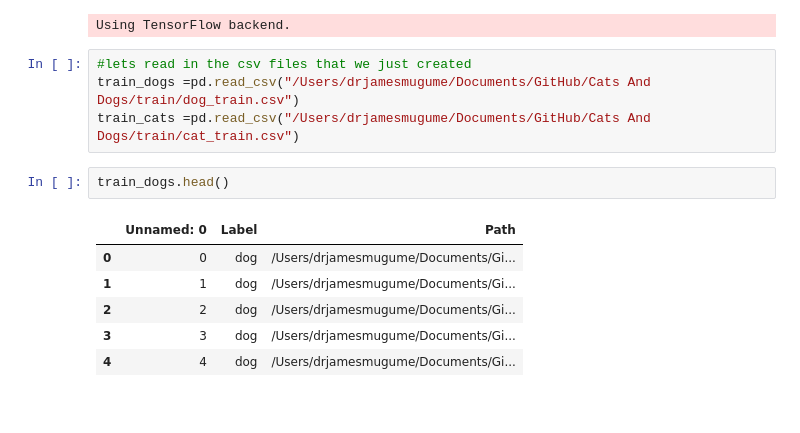
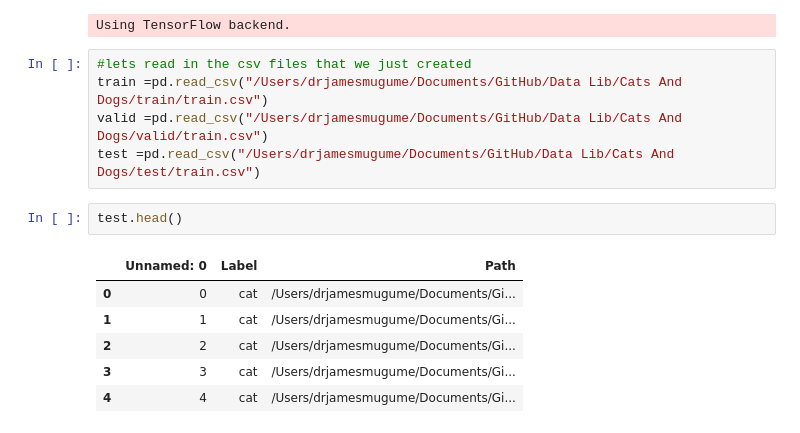
Before and after one commit to atwine/Cats-And-Dogs-Image-Processing, a Jupyter notebook: Cats And Dogs Data Processing _2.ipynb, the cells around one changed output. Saved outputs shown, nothing was run; the diff lists cells and outputs as text.

```diff
--- a/Cats And Dogs Data Processing _2.ipynb
+++ b/Cats And Dogs Data Processing _2.ipynb
@@ -167,17 +165,18 @@ from tqdm import tqdm
 Using TensorFlow backend.
 # %%
 #lets read in the csv files that we just created
-train_dogs =pd.read_csv("/Users/drjamesmugume/Documents/GitHub/Cats And Dogs/train/dog_train.csv")
-train_cats =pd.read_csv("/Users/drjamesmugume/Documents/GitHub/Cats And Dogs/train/cat_train.csv")
+train =pd.read_csv("/Users/drjamesmugume/Documents/GitHub/Data Lib/Cats And Dogs/train/train.csv")
+valid =pd.read_csv("/Users/drjamesmugume/Documents/GitHub/Data Lib/Cats And Dogs/valid/train.csv")
+test =pd.read_csv("/Users/drjamesmugume/Documents/GitHub/Data Lib/Cats And Dogs/test/train.csv")
 # %%
-train_dogs.head()
+test.head()
 # %% [output]
 |  | Unnamed: 0 | Label | Path |
-| 0 | 0 | dog | /Users/drjamesmugume/Documents/Gi... |
-| 1 | 1 | dog | /Users/drjamesmugume/Documents/Gi... |
-| 2 | 2 | dog | /Users/drjamesmugume/Documents/Gi... |
-| 3 | 3 | dog | /Users/drjamesmugume/Documents/Gi... |
-| 4 | 4 | dog | /Users/drjamesmugume/Documents/Gi... |
+| 0 | 0 | cat | /Users/drjamesmugume/Documents/Gi... |
+| 1 | 1 | cat | /Users/drjamesmugume/Documents/Gi... |
+| 2 | 2 | cat | /Users/drjamesmugume/Documents/Gi... |
+| 3 | 3 | cat | /Users/drjamesmugume/Documents/Gi... |
+| 4 | 4 | cat | /Users/drjamesmugume/Documents/Gi... |
 # %%
 #let's have a look at a few images
 from matplotlib import pyplot
```
Also changed, not shown: parts of 13 cells of this notebook.
